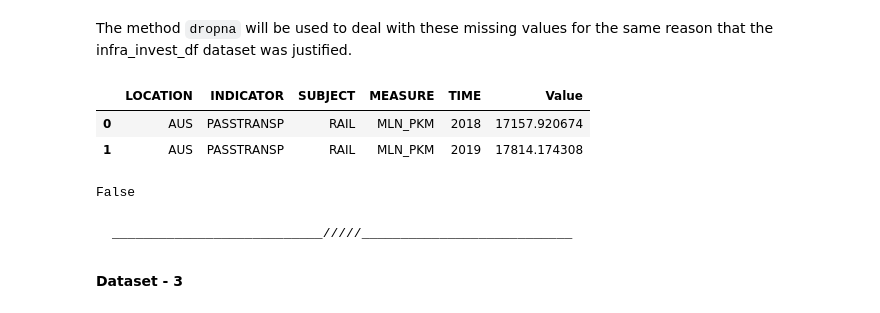
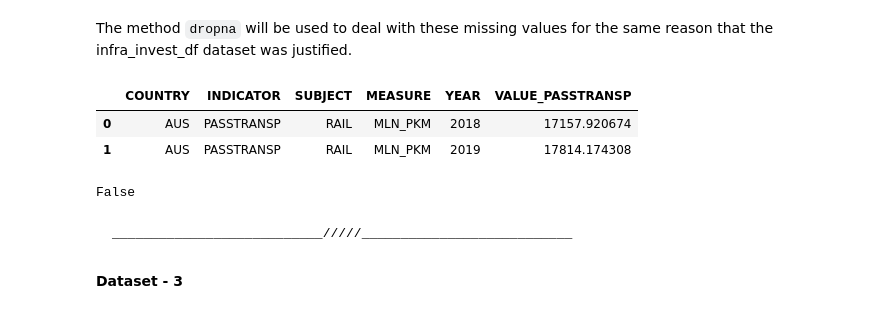
Before and after one commit to rosilenedasilva/public-transport-sentiment-analysis-insights, a Jupyter notebook: MSC_DA_CA2_transport_infra.ipynb, the cells around one changed output. Drawn from its saved outputs; the diff is of its cells as text; code cells hidden in the pictures.

```diff
--- a/MSC_DA_CA2_transport_infra.ipynb
+++ b/MSC_DA_CA2_transport_infra.ipynb
@@ -225,8 +230,8 @@ False
 #### Dataset - 2
 # %%
 # Importing the Dataset
-passenger_transport = pd.read_csv('passenger_transport.csv')
-passenger_transport.head()
+passenger_transp = pd.read_csv('passenger_transport.csv')
+passenger_transp.head()
 # %% [output]
 |  | LOCATION | INDICATOR | SUBJECT | MEASURE | FREQUENCY | TIME | Value | Flag Codes |
 | 0 | AUS | PASSTRANSP | RAIL | MLN_PKM | A | 2018 | 17157.920674 | NaN |
@@ -251,6 +256,11 @@ Value           4
 Flag Codes    191
 dtype: int64
 # %%
-passenger_transport = passenger_transport.drop(['Flag Codes', 'FREQUENCY'], axis=1)
-passenger_transport.head()
+# Drop Columns
+passenger_transp = passenger_transp.drop(['Flag Codes', 'FREQUENCY'], axis=1)
+
+# Rename columns
+passenger_transp = passenger_transp.rename(columns={'LOCATION': 'COUNTRY', 'TIME': 'YEAR', 'Value': 'VALUE_PASSTRANSP'})
+
+passenger_transp.head()
 # %% [output]
@@ -293,12 +303,12 @@ print(missing_value_rows)
 The method `dropna` will be used to deal with these missing values for the same reason that the infra_invest_df dataset was justified.
 # %%
 # Drop rows with missing values in the 'Value' column and rename the DataFrame
-newpassenger_transport = passenger_transport.dropna(subset=['Value'])
+newpassenger_transp = passenger_transp.dropna(subset=['VALUE_PASSTRANSP'])
 
 # Display the new DataFrame
-newpassenger_transport.head(2)
+newpassenger_transp.head(2)
 # %% [output]
-|  | LOCATION | INDICATOR | SUBJECT | MEASURE | TIME | Value |
+|  | COUNTRY | INDICATOR | SUBJECT | MEASURE | YEAR | VALUE_PASSTRANSP |
 | 0 | AUS | PASSTRANSP | RAIL | MLN_PKM | 2018 | 17157.920674 |
 | 1 | AUS | PASSTRANSP | RAIL | MLN_PKM | 2019 | 17814.174308 |
 # %%
```
Also changed, not shown: parts of 39 cells of this notebook.
